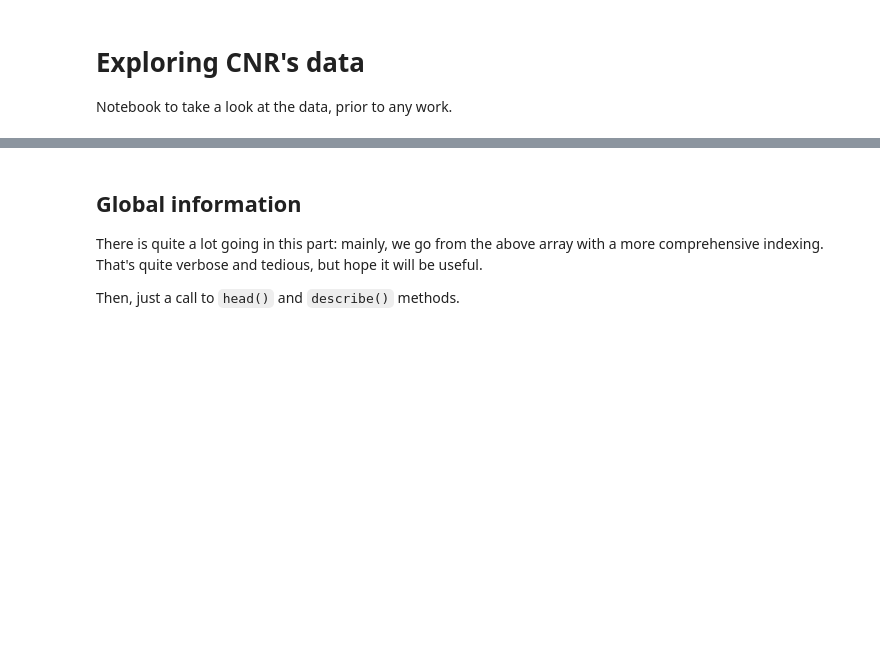
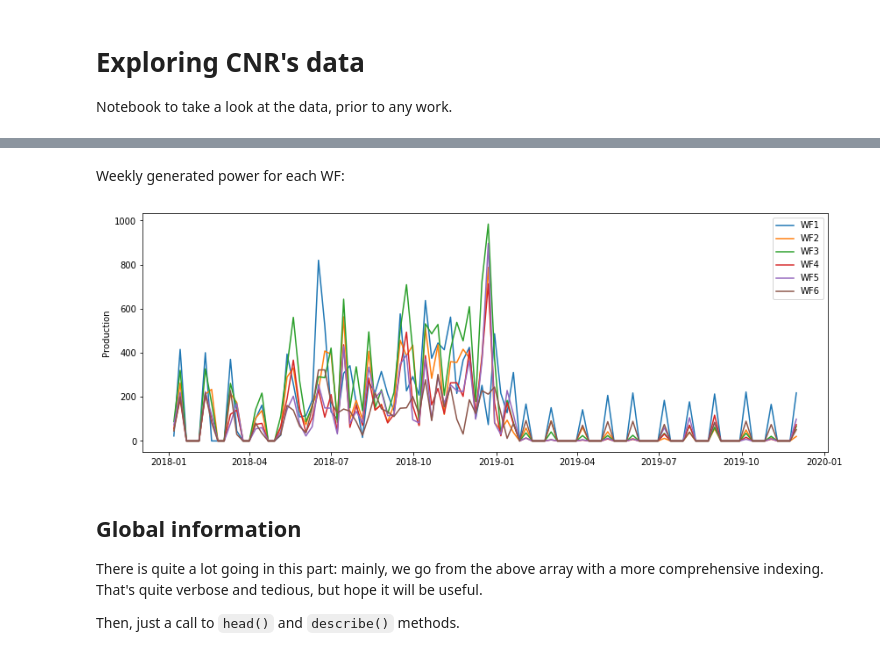
Before and after one commit to gaspardbb/astreos, a Jupyter notebook: exploring_the_data.ipynb, the cells around one changed output, grey strips where cells are left out. Drawn from its saved outputs; the diff is of its cells as text; code cells hidden in the pictures; blank space fills up the shorter version.

Commit message:
Added plots of the production.

```diff
--- a/exploring_the_data.ipynb
+++ b/exploring_the_data.ipynb
@@ -21,0 +34,3 @@ df.head()
+# %%
+df = pd.concat([df, y_train], axis=1)
+df.head()
@@ -21,0 +46,9 @@ df.head()
+# %%
+y_train = df.loc[:, ['Time', 'WF', 'Production']]
+y_train = y_train.set_index('Time')
+# Otherwise, the time column is a dumb index column
+y_train.index = pd.to_datetime(y_train.index)
+# Otherwise, dtype=Object=terrible
+y_train['WF'] = y_train['WF'].astype('category')
+y_train['WF'] = y_train['WF'].cat.rename_categories(range(1, 7))
+y_train.head()
@@ -22,3 +80,18 @@ df.head()
+# %% [markdown]
+Weekly generated power for each WF:
+# %%
+plt.figure(figsize=(14, 5))
+for wf in set(y_train['WF']):
+    # select WF
+    data = y_train.loc[y_train['WF']==wf]
+    # get weekly generated power
+    data = data.resample('W').sum().dropna()
+    sns.lineplot(data=data['Production'], label='WF%s' % wf)
+plt.legend()
+plt.ylabel('Production')
+plt.show()
+# %% [output]
+[figure, added]
 # %% [markdown]
 ## Global information
 
```
Also changed, not shown: parts of 12 cells of this notebook.
